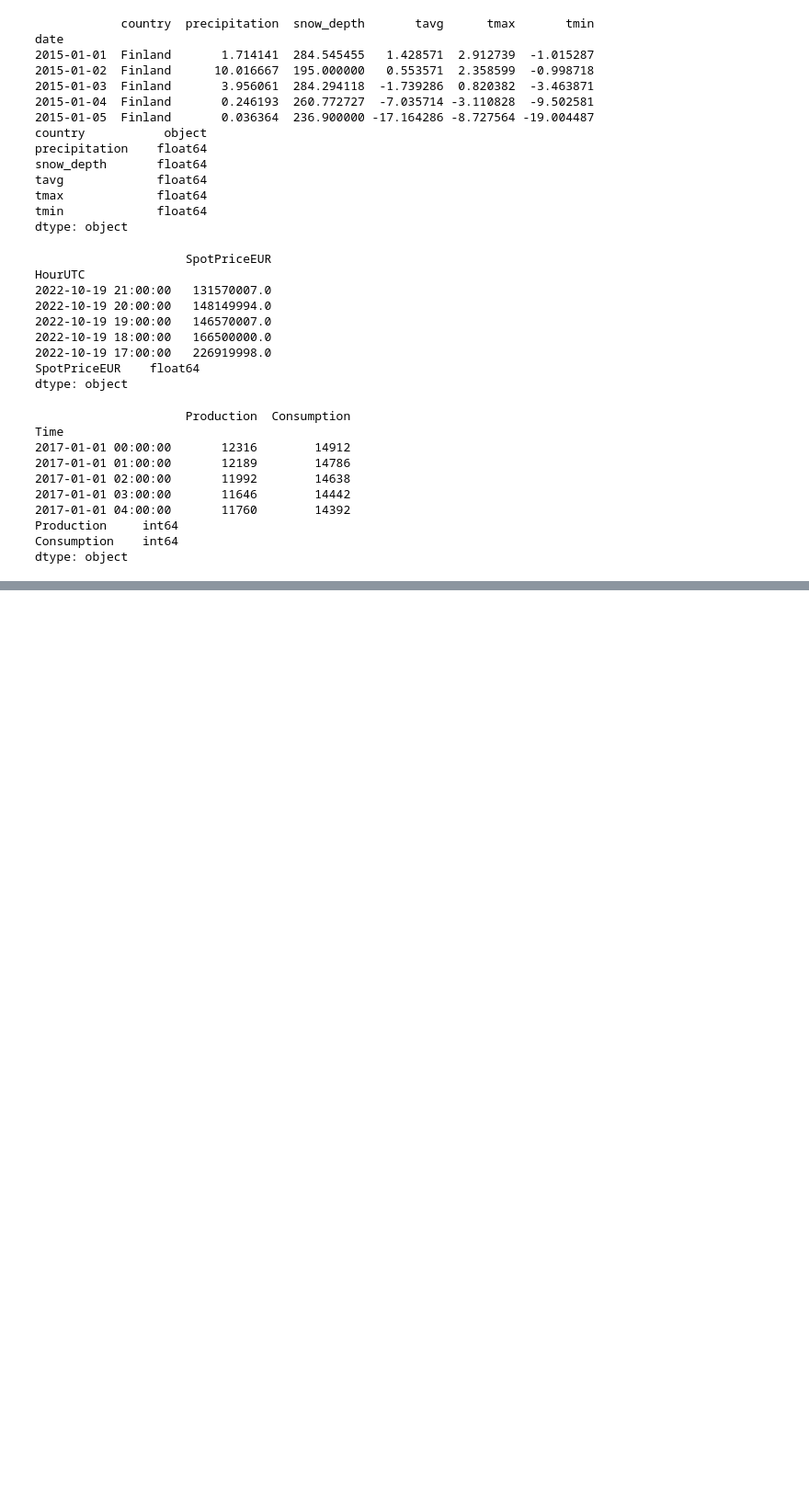
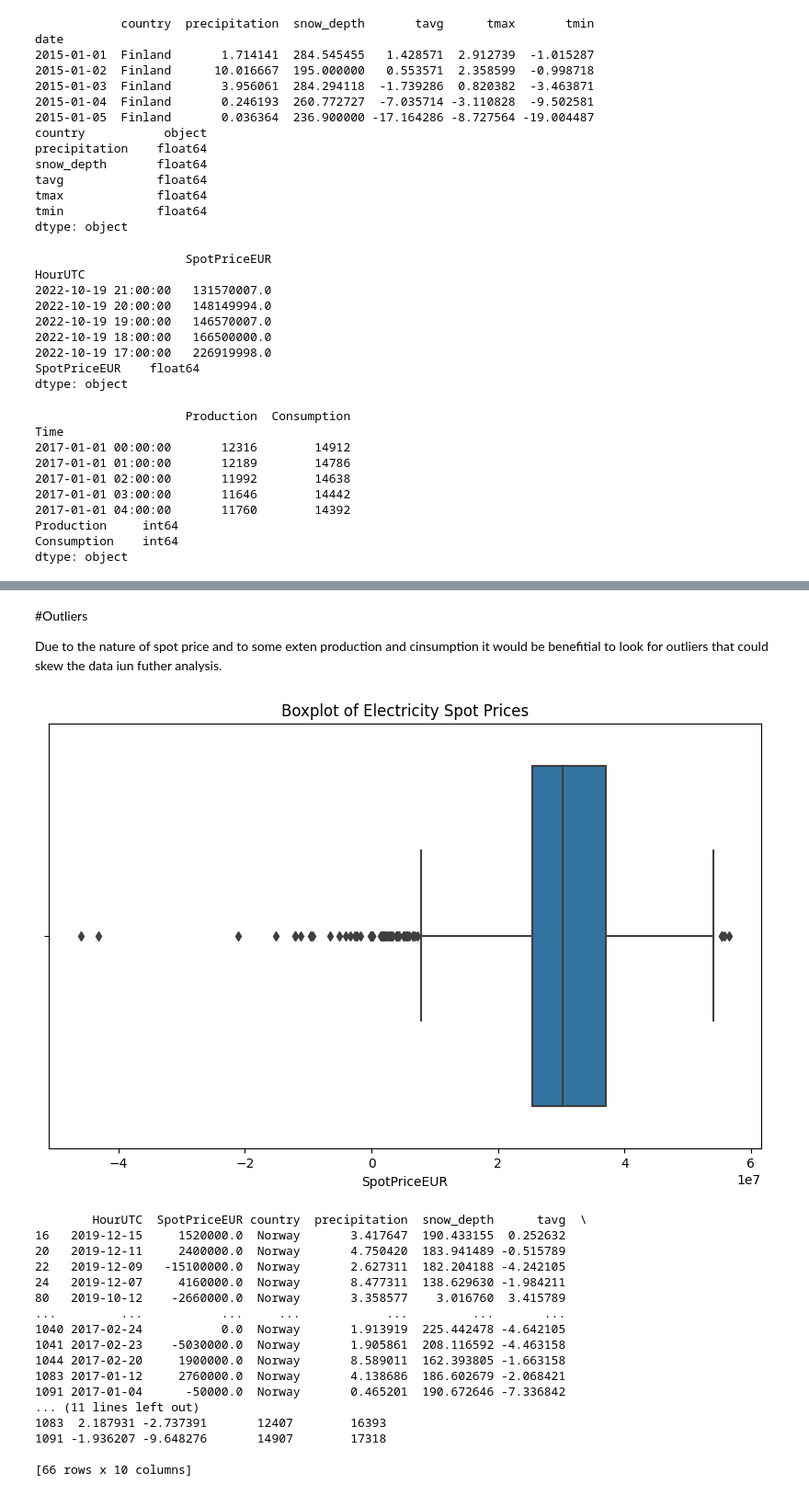
Before and after one commit to ChristopherIanPeck/energy-weather-forecasting, a Jupyter notebook: energy-weather-forecasting.ipynb, the cells around one changed output, grey strips where cells are left out. Shown at 92% size. Saved outputs shown, nothing was run; the diff lists cells and outputs as text; code cells hidden in the pictures; blank space fills up the shorter version.

Commit message:
Kaggle Notebook | energy-weather-forecasting | Version 15

```diff
--- a/energy-weather-forecasting.ipynb
+++ b/energy-weather-forecasting.ipynb
@@ -172,7 +172,7 @@ There is an overlaping time frame from 2017 to 2019 which will be where I merge
 # %%
 # Filter the datasets to match the time range of (2017-2019)
 weather_df_filtered = weather_df[
-    (weather_df.index >= '2017-01-01') & (weather_df.index <= '2019-12-31')
+    (weather_df.index >= '2017-01-01') & (weather_df.index <= '2019-12-31') & (weather_df['country'] == 'Norway')
 ]
 electricity_df_filtered = electricity_df[
     (electricity_df.index >= '2017-01-01') & (electricity_df.index <= '2019-12-31')
@@ -226,3 +226,41 @@ tmin                    float64
 Production                int64
 Consumption               int64
 dtype: object
+# %% [markdown]
+#Outliers
+
+Due to the nature of spot price and to some exten production and cinsumption it would be benefitial to look for outliers that could skew the data iun futher analysis.
+# %%
+#Boxplot of Spotprice to check for outliers
+plt.figure(figsize=(10, 6))
+sns.boxplot(x=merged_df['SpotPriceEUR'])
+plt.title("Boxplot of Electricity Spot Prices")
+plt.show()
+
+#Using IQR to verify the results from the inital Boxpot
+Q1 = merged_df['SpotPriceEUR'].quantile(0.25)
+Q3 = merged_df['SpotPriceEUR'].quantile(0.75)
+IQR = Q3 - Q1
+lower_bound = Q1 - 1.5 * IQR
+upper_bound = Q3 + 1.5 * IQR
+outliers = merged_df[(merged_df['SpotPriceEUR'] < lower_bound) | (merged_df['SpotPriceEUR'] > upper_bound)]
+print(outliers)
+# %% [output]
+[figure, added]
+        HourUTC  SpotPriceEUR country  precipitation  snow_depth      tavg  \
+16   2019-12-15     1520000.0  Norway       3.417647  190.433155  0.252632
+20   2019-12-11     2400000.0  Norway       4.750420  183.941489 -0.515789
+22   2019-12-09   -15100000.0  Norway       2.627311  182.204188 -4.242105
+24   2019-12-07     4160000.0  Norway       8.477311  138.629630 -1.984211
+80   2019-10-12    -2660000.0  Norway       3.358577    3.016760  3.415789
+...         ...           ...     ...            ...         ...       ...
+1040 2017-02-24           0.0  Norway       1.913919  225.442478 -4.642105
+1041 2017-02-23    -5030000.0  Norway       1.905861  208.116592 -4.463158
+1044 2017-02-20     1900000.0  Norway       8.589011  162.393805 -1.663158
+1083 2017-01-12     2760000.0  Norway       4.138686  186.602679 -2.068421
+1091 2017-01-04      -50000.0  Norway       0.465201  190.672646 -7.336842
+... (11 lines left out)
+1083  2.187931 -2.737391       12407        16393
+1091 -1.936207 -9.648276       14907        17318
+
+[66 rows x 10 columns]
```
Also changed, not shown: parts of 4 cells of this notebook.
